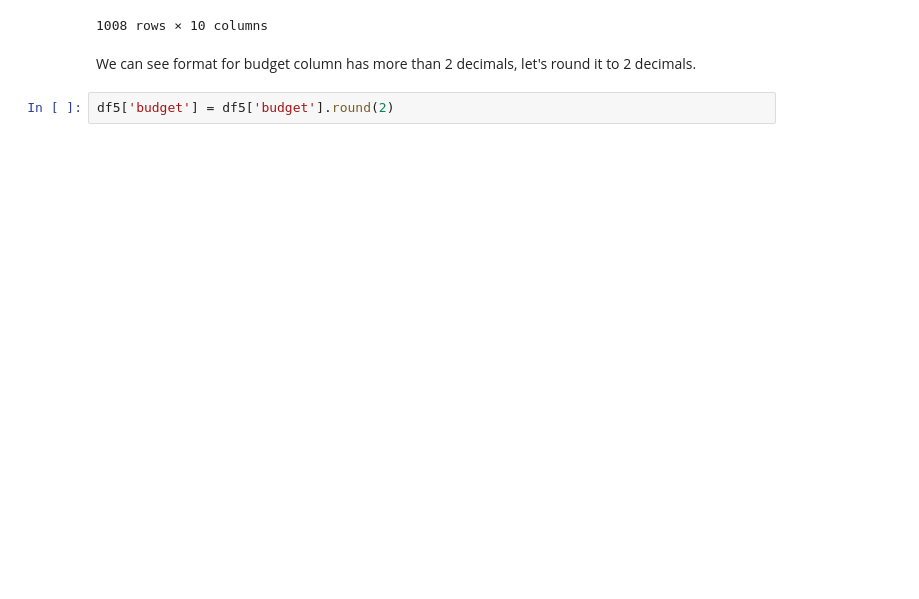
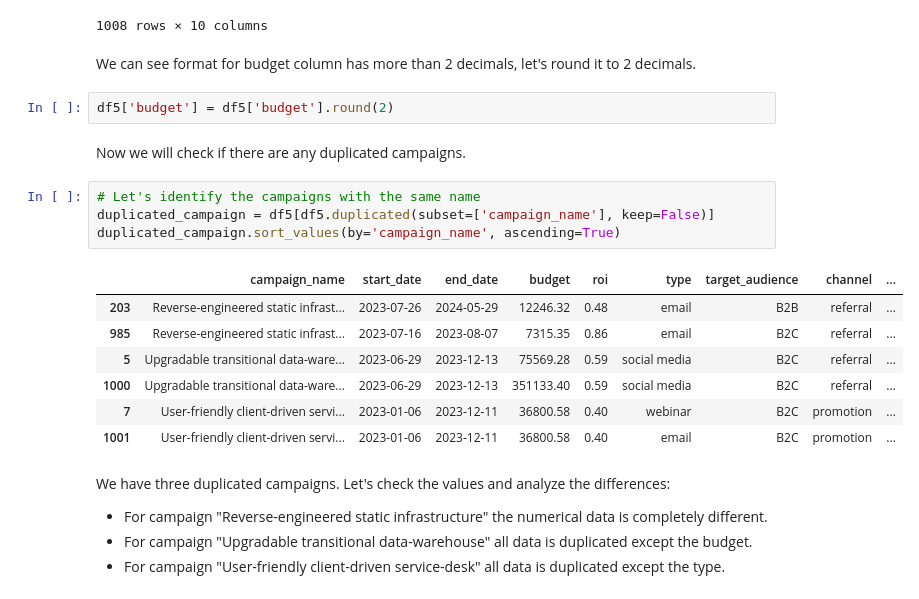
Before and after one commit to Ignacio538/Marketing-Campaings, a Jupyter notebook: Analysis.ipynb, the cells around one changed output. Cells and saved outputs as stored; diff of their text form; blank space fills up the shorter version.

```diff
--- a/Analysis.ipynb
+++ b/Analysis.ipynb
@@ -709,3 +709,22 @@ df5
 We can see format for budget column has more than 2 decimals, let's round it to 2 decimals.
 # %%
 df5['budget'] = df5['budget'].round(2)
+# %% [markdown]
+Now we will check if there are any duplicated campaigns.
+# %%
+# Let's identify the campaigns with the same name
+duplicated_campaign = df5[df5.duplicated(subset=['campaign_name'], keep=False)]
+duplicated_campaign.sort_values(by='campaign_name', ascending=True)
+# %% [output]
+|  | campaign_name | start_date | end_date | budget | roi | type | target_audience | channel | ... |
+| 203 | Reverse-engineered static infrast... | 2023-07-26 | 2024-05-29 | 12246.32 | 0.48 | email | B2B | referral | ... |
+| 985 | Reverse-engineered static infrast... | 2023-07-16 | 2023-08-07 | 7315.35 | 0.86 | email | B2C | referral | ... |
+| 5 | Upgradable transitional data-ware... | 2023-06-29 | 2023-12-13 | 75569.28 | 0.59 | social media | B2C | referral | ... |
+| 1000 | Upgradable transitional data-ware... | 2023-06-29 | 2023-12-13 | 351133.40 | 0.59 | social media | B2C | referral | ... |
+| 7 | User-friendly client-driven servi... | 2023-01-06 | 2023-12-11 | 36800.58 | 0.40 | webinar | B2C | promotion | ... |
+| 1001 | User-friendly client-driven servi... | 2023-01-06 | 2023-12-11 | 36800.58 | 0.40 | email | B2C | promotion | ... |
+# %% [markdown]
+We have three duplicated campaigns. Let's check the values and analyze the differences:
+- For campaign "Reverse-engineered static infrastructure" the numerical data is completely different.
+- For campaign "Upgradable transitional data-warehouse" all data is duplicated except the budget.
+- For campaign "User-friendly client-driven service-desk" all data is duplicated except the type.
```
